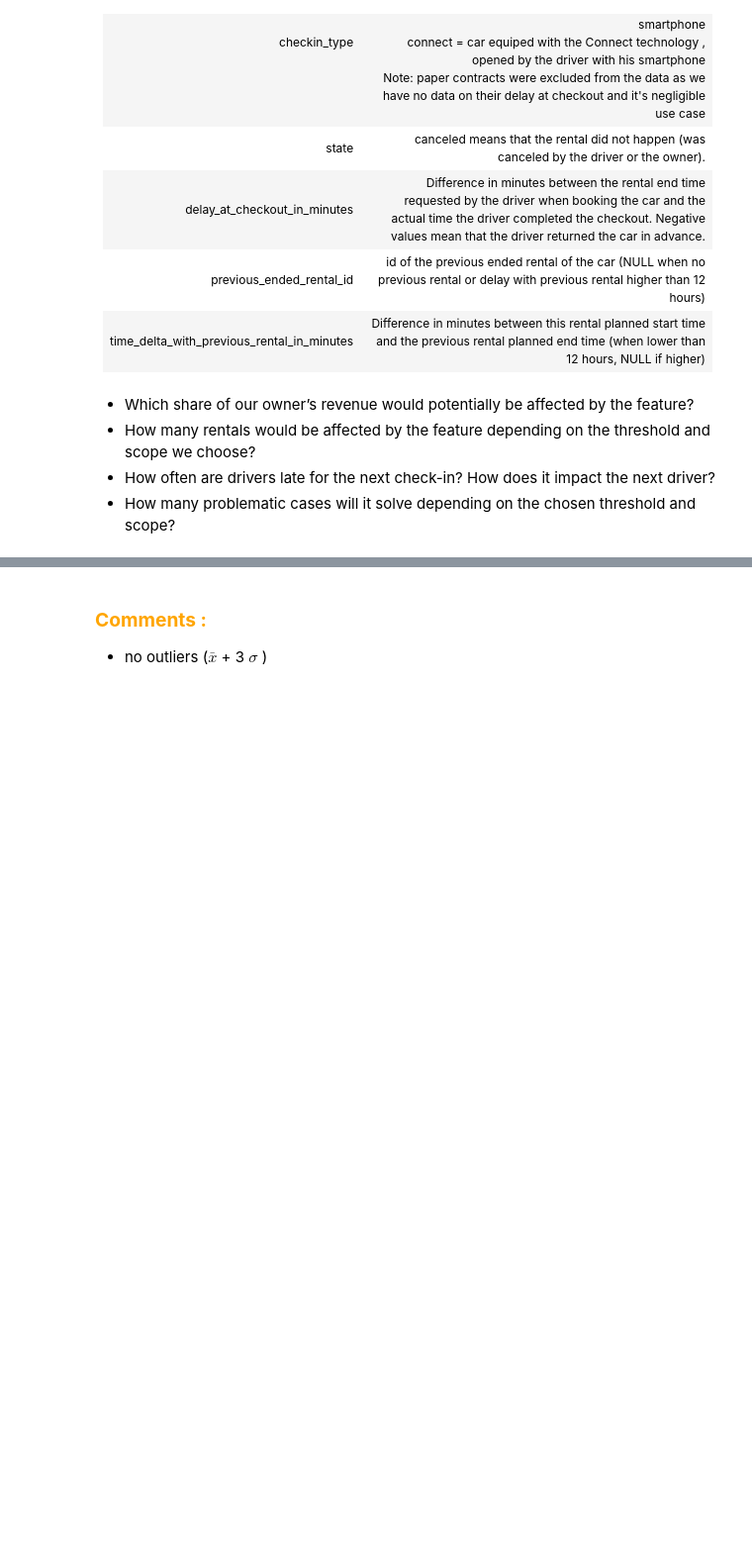
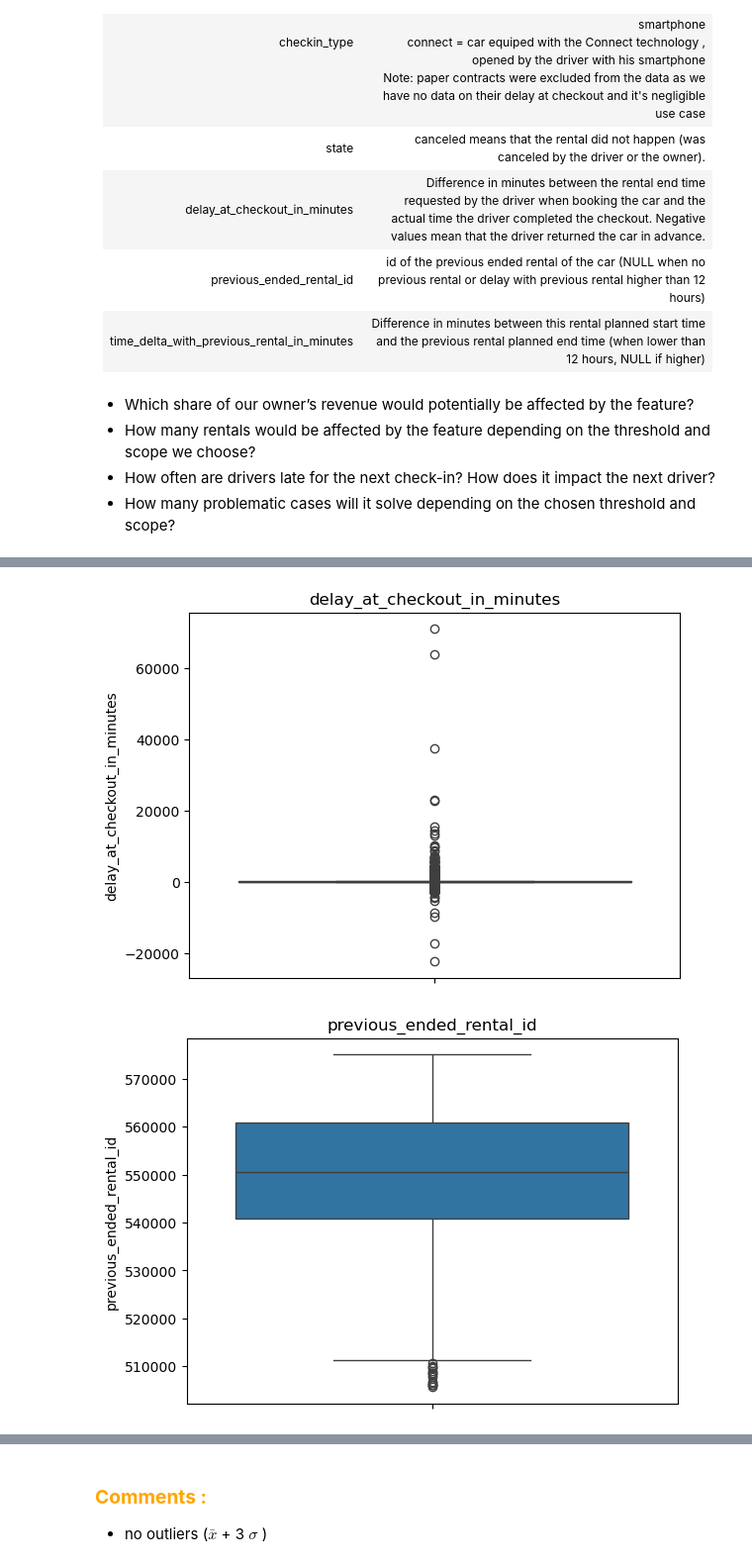
Before and after one commit to 40tude/02_Data-Science_Fullstack_march_2024, a Jupyter notebook: 08_deployment/99_Project_getaround/02_getarround.ipynb, the cells around one changed output, grey strips where cells are left out. Shown at 99% size. Saved outputs shown, nothing was run; the diff lists cells and outputs as text; code cells hidden in the pictures; blank space fills up the shorter version.

```diff
--- a/08_deployment/99_Project_getaround/02_getarround.ipynb
+++ b/08_deployment/99_Project_getaround/02_getarround.ipynb
@@ -194,3 +226,18 @@ delay_at_checkout_in_minutes                  23.29
 previous_ended_rental_id                      91.36
 time_delta_with_previous_rental_in_minutes    91.36
 dtype: float64
+# %%
+# Box plots for all numeric columns in the dataset
+for column in df.select_dtypes(include=['number']).columns:
+    sns.boxplot(df, y=column,  legend=False) #palette=palette_gender, hue="gender" ,
+    plt.title(column)
+    plt.show()
+
+
+# col_outliers = ["temperature", "unemployment", "weekly_sales", "fuel_price", "cpi", ]
+# for col in col_outliers:
+#   fig, ax = plt.subplots(figsize=(k_Width/2, k_Height/2))
+#   sns.boxplot(df, x=col)
+# %% [output]
+[figure, added]
+[figure, added]
```
Also changed, not shown: parts of 5 cells of this notebook, 1 other file.
